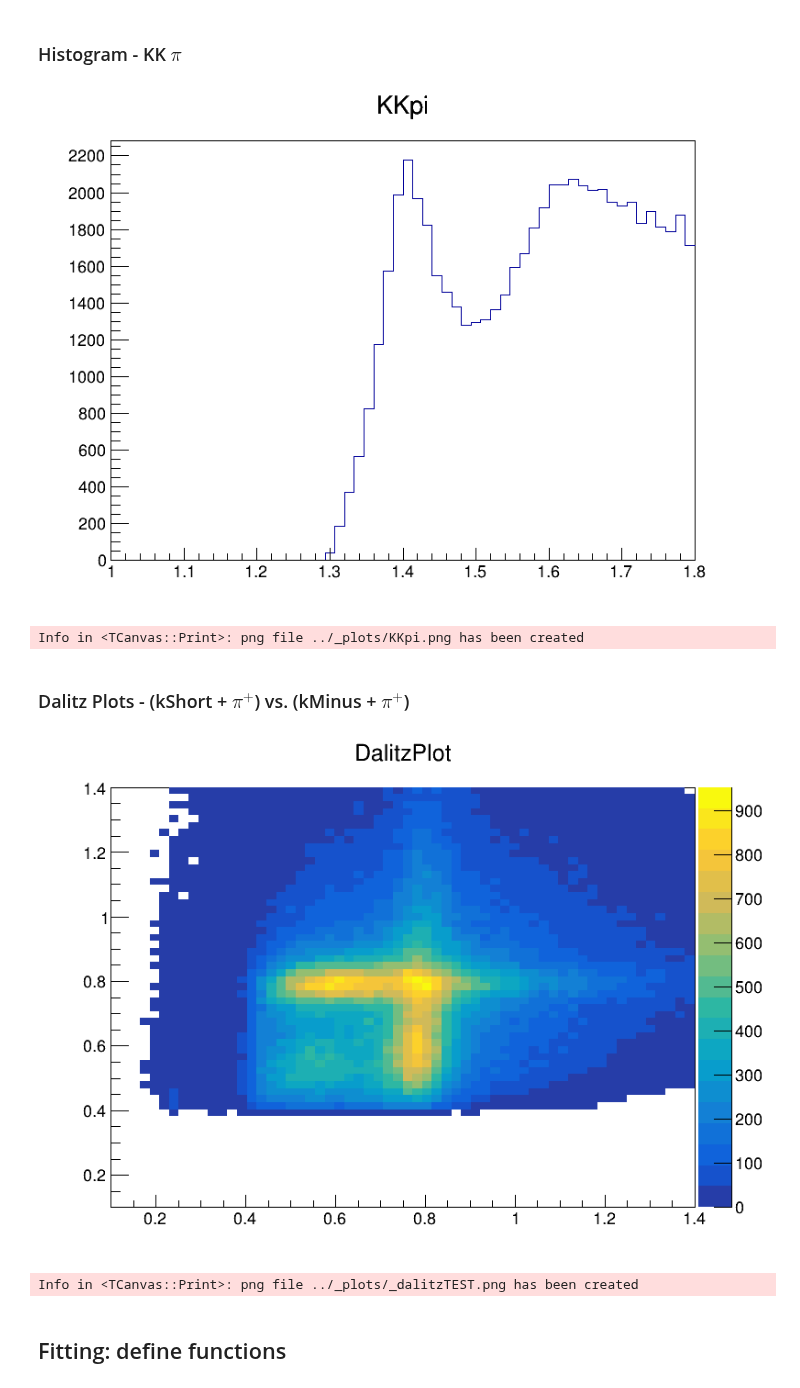
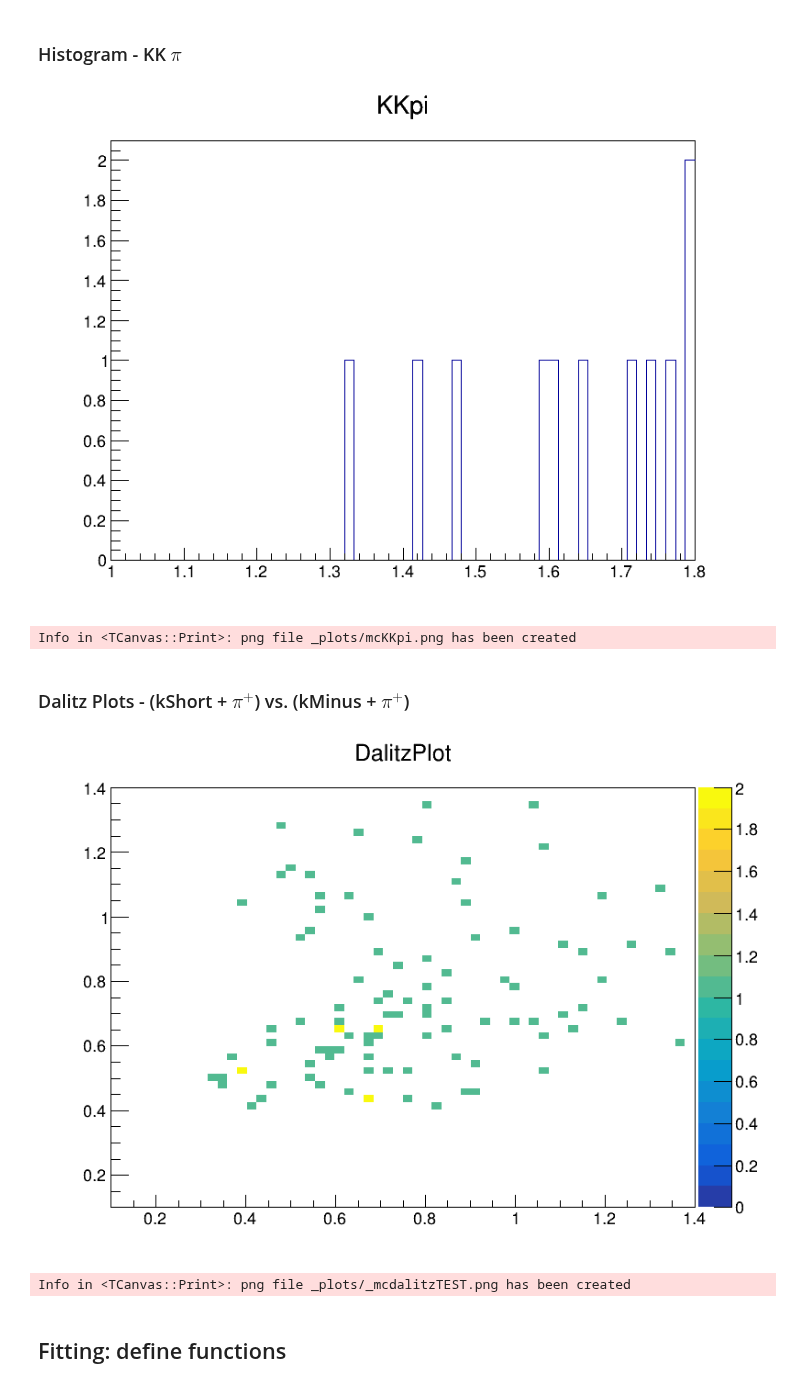
Before and after one commit to dancbart/gluex, a Jupyter notebook: monteCarlo/mcAnalysis/mcKKpi_flat_bx2_analysis.ipynb, the cells around one changed output. Cells and saved outputs as stored; diff of their text form; code cells hidden in the pictures.

```diff
--- a/monteCarlo/mcAnalysis/mcKKpi_flat_bx2_analysis.ipynb
+++ b/monteCarlo/mcAnalysis/mcKKpi_flat_bx2_analysis.ipynb
@@ -63,4 +83,4 @@ def buildDataFrame(fileName, treeName):
 
     return df
 
-dfKKpi = buildDataFrame("KKpi_flat_bestX2_2017.root", "pipkmks__B4_M16;1")
+dfKKpi = buildDataFrame("KKpi_mc_vTYLER.root", "pipkmks_flat_bestX2")
@@ -124,7 +142,7 @@ def plotting(df):
     h1.SetStats(False)
     h1.Draw()
 
-    img_path = "../_plots/KKpi.png"
+    img_path = "_plots/mcKKpi.png"
     canvas.SaveAs(img_path)
     canvas.Close()
 
@@ -133,38 +151,38 @@ def plotting(df):
 
 plotting(dfKKpi)
 # %% [output]
-[figure, old version]
+[figure, new version]
-Info in <TCanvas::Print>: png file ../_plots/KKpi.png has been created
+Info in <TCanvas::Print>: png file _plots/mcKKpi.png has been created
 # %% [markdown]
 ### Dalitz Plots - (kShort  +  $\pi^{+}$) vs. (kMinus + $\pi^{+}$)
 # %%
 from IPython.display import Image, display
 
 def dalitzPlot(df):
 
     ######## APPLY CUTS ########
     dfFiltered = df.Filter(pathlength_sig).Filter(select_KKpi)
     ############################
 
     h2 = dfFiltered.Histo2D(('DalitzPlot', 'DalitzPlot', 60, 0.1, 1.4, 60, 0.1, 1.4), 'kspip1_m2', 'kmpip1_m2')
     canvas = ROOT.TCanvas("c", "c", 800, 600)
     h2.SetStats(False)
     h2.Draw("colz")
     canvas.Update()
 
-    img_path = "../_plots/_dalitzTEST.png"
+    img_path = "_plots/_mcdalitzTEST.png"
     canvas.SaveAs(img_path)
     canvas.Draw()
     # canvas.Close()
 
 
     # # Display the saved image
     display(Image(filename=img_path))
 
 dalitzPlot(dfKKpi)
 # %% [output]
-[figure, old version]
+[figure, new version]
-Info in <TCanvas::Print>: png file ../_plots/_dalitzTEST.png has been created
+Info in <TCanvas::Print>: png file _plots/_mcdalitzTEST.png has been created
 # %% [markdown]
 ## Fitting: define functions
 # %%
```
Also changed, not shown: parts of 5 cells of this notebook.
